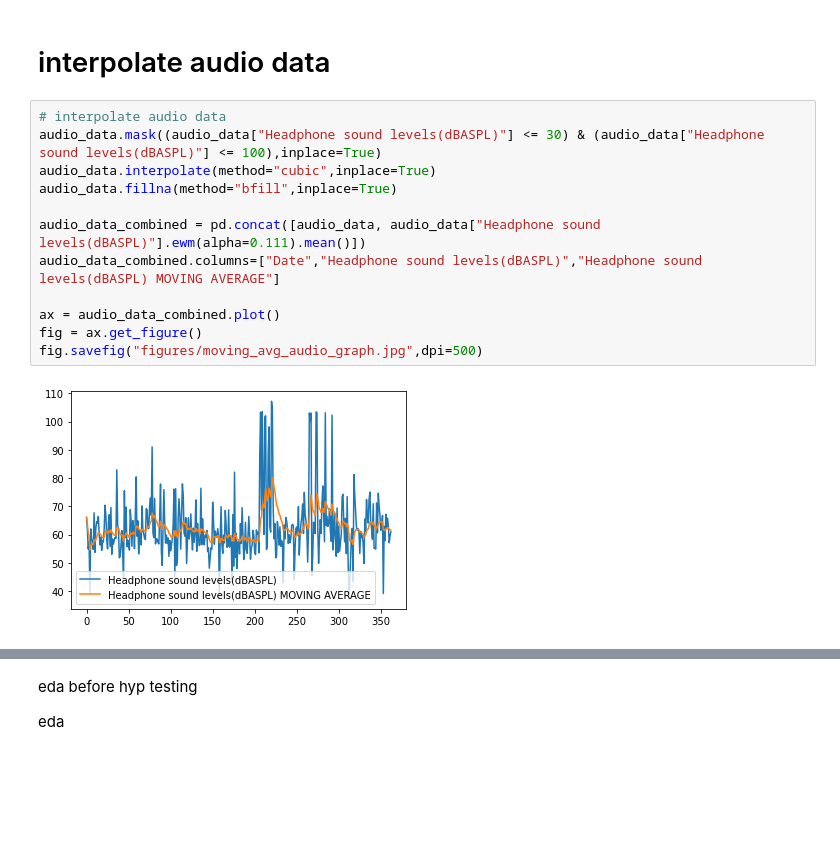
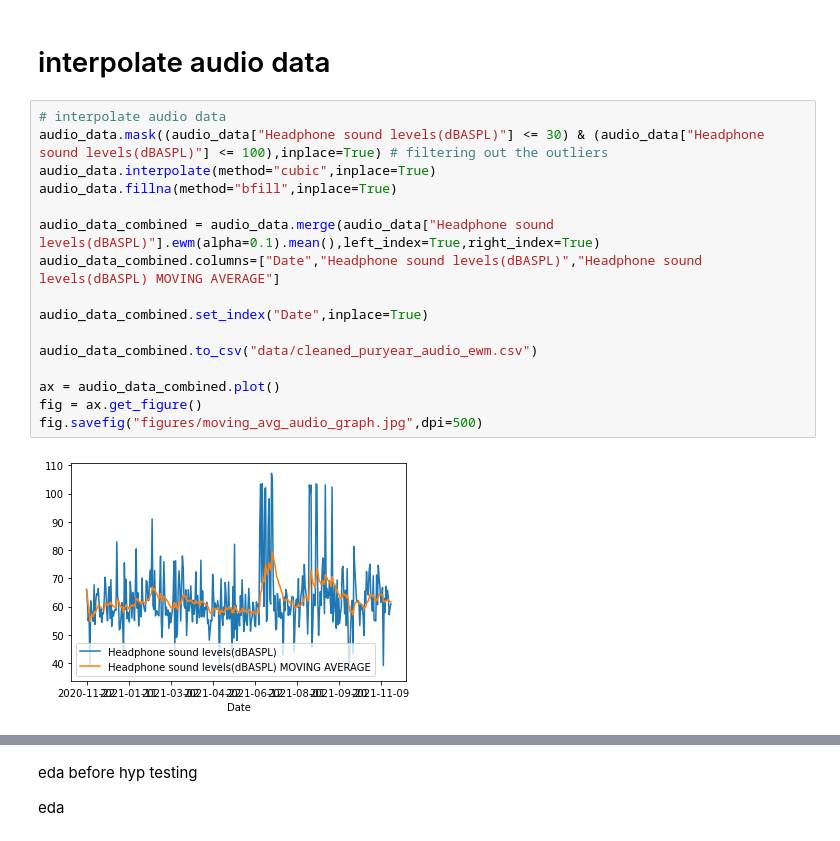
Before and after one commit to Ben10164/CPSC222-Project, a Jupyter notebook: puryear_data_normalizing.ipynb, the cells around one changed output, grey strips where cells are left out. Drawn from its saved outputs; the diff is of its cells as text; blank space fills up the shorter version.

```diff
--- a/puryear_data_normalizing.ipynb
+++ b/puryear_data_normalizing.ipynb
@@ -19,17 +19,21 @@ sleep_data.columns = ["Date","Time in bed(hr)"]
 # interpolate audio data
 # %%
 # interpolate audio data
-audio_data.mask((audio_data["Headphone sound levels(dBASPL)"] <= 30) & (audio_data["Headphone sound levels(dBASPL)"] <= 100),inplace=True)
+audio_data.mask((audio_data["Headphone sound levels(dBASPL)"] <= 30) & (audio_data["Headphone sound levels(dBASPL)"] <= 100),inplace=True) # filtering out the outliers
 audio_data.interpolate(method="cubic",inplace=True)
 audio_data.fillna(method="bfill",inplace=True)
 
-audio_data_combined = pd.concat([audio_data, audio_data["Headphone sound levels(dBASPL)"].ewm(alpha=0.111).mean()])
+audio_data_combined = audio_data.merge(audio_data["Headphone sound levels(dBASPL)"].ewm(alpha=0.1).mean(),left_index=True,right_index=True)
 audio_data_combined.columns=["Date","Headphone sound levels(dBASPL)","Headphone sound levels(dBASPL) MOVING AVERAGE"]
+
+audio_data_combined.set_index("Date",inplace=True)
+
+audio_data_combined.to_csv("data/cleaned_puryear_audio_ewm.csv")
 
 ax = audio_data_combined.plot()
 fig = ax.get_figure()
 fig.savefig("figures/moving_avg_audio_graph.jpg",dpi=500)
 # %% [output]
-[figure, old version]
+[figure, new version]
 # %% [markdown]
 <img src="figures\moving_avg_audio_graph.jpg" width="600"/>
```
Also changed, not shown: parts of 2 cells of this notebook, 22 other files.
